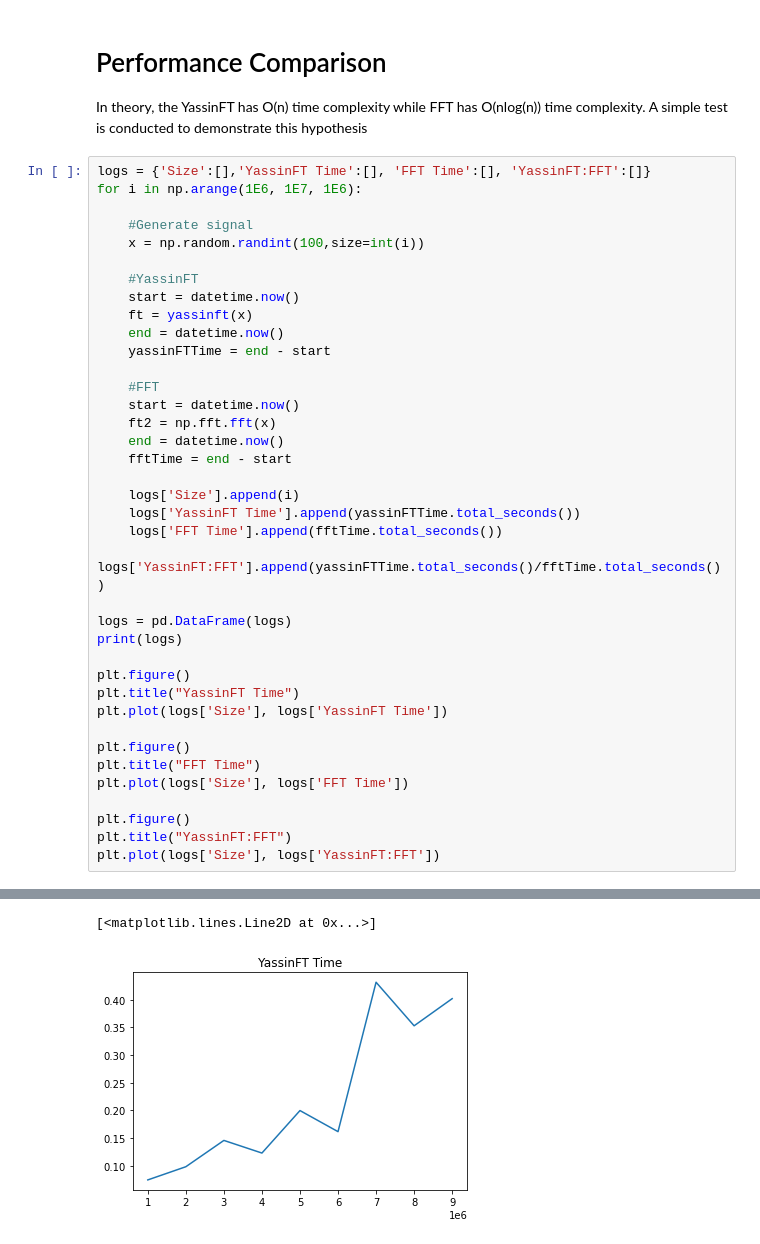
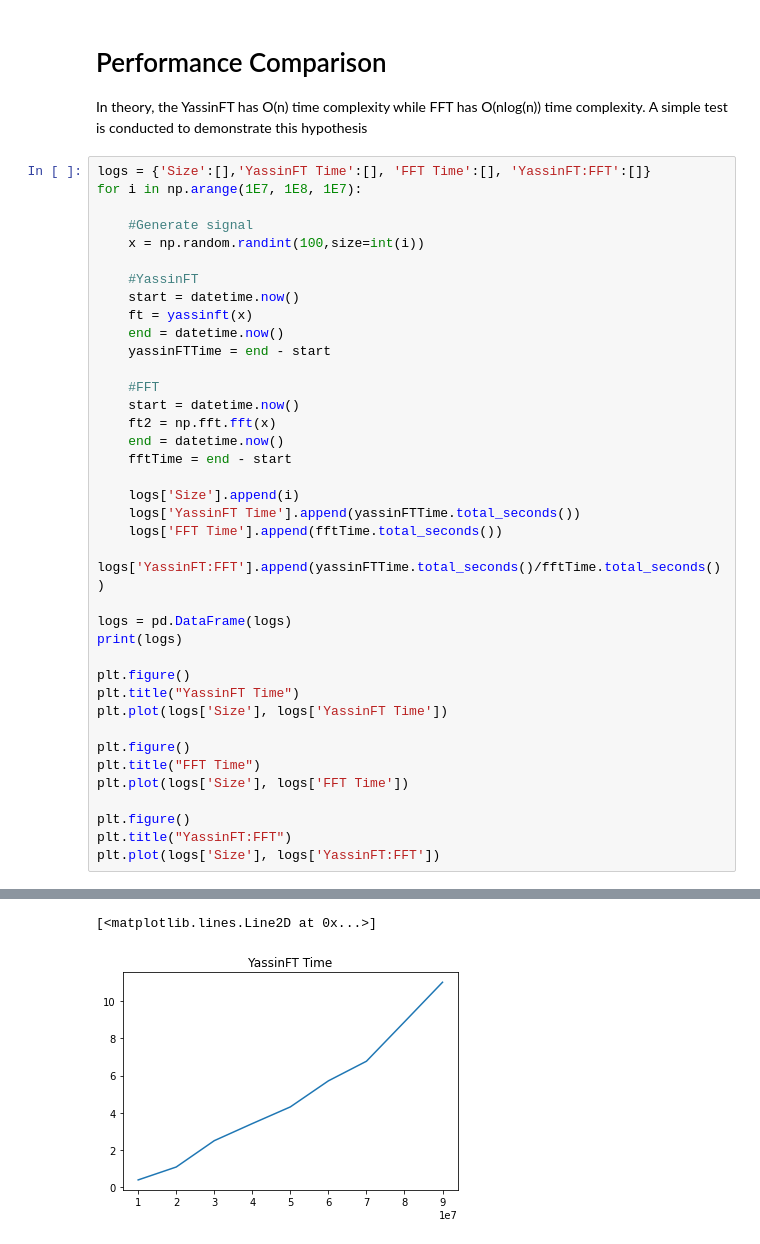
Before and after one commit to yassinkortam/ece113_hw, a Jupyter notebook: yassinft.ipynb, the cells around one changed output, grey strips where cells are left out. Drawn from its saved outputs; the diff is of its cells as text.

```diff
--- a/yassinft.ipynb
+++ b/yassinft.ipynb
@@ -91,7 +91,7 @@ plt.show()
 In theory, the YassinFT has O(n) time complexity while FFT has O(nlog(n)) time complexity. A simple test is conducted to demonstrate this hypothesis
 # %%
 logs = {'Size':[],'YassinFT Time':[], 'FFT Time':[], 'YassinFT:FFT':[]}
-for i in np.arange(1E6, 1E7, 1E6):
+for i in np.arange(1E7, 1E8, 1E7):
 
     #Generate signal
     x = np.random.randint(100,size=int(i))
@@ -141,2 +141,2 @@ plt.plot(logs['Size'], logs['YassinFT:FFT'])
 [<matplotlib.lines.Line2D at 0x...>]
-[figure, old version]
+[figure, new version]
```
Also changed, not shown: parts of 2 cells of this notebook.
